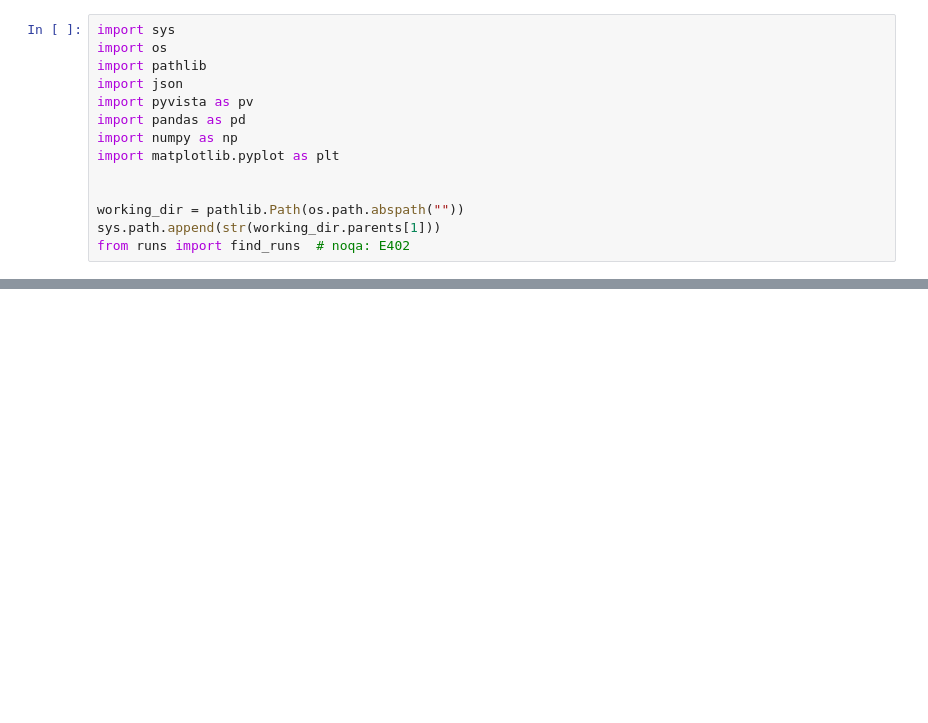
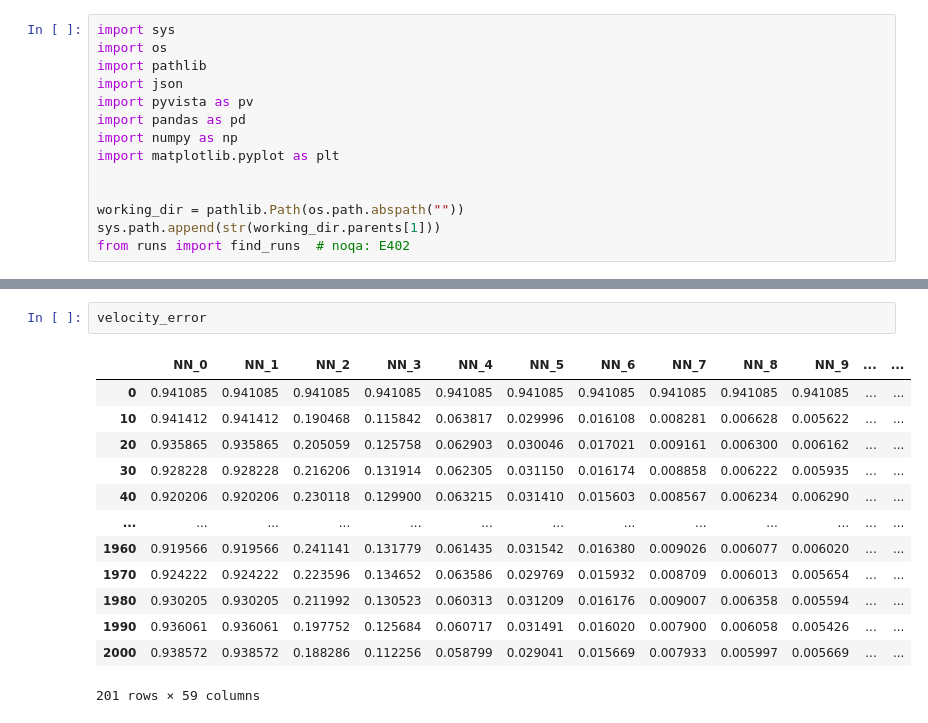
Before and after one commit to r-walloner/Flexible-mesh-particle-coupling-with-preCICE, a Jupyter notebook: deal.II-example-step-68-with-preCICE/runs/convergence_over_refinement/postprocess.ipynb, the cells around one changed output, grey strips where cells are left out. Drawn from its saved outputs; the diff is of its cells as text; blank space fills up the shorter version.

```diff
--- a/deal.II-example-step-68-with-preCICE/runs/convergence_over_refinement/postprocess.ipynb
+++ b/deal.II-example-step-68-with-preCICE/runs/convergence_over_refinement/postprocess.ipynb
@@ -174,3 +184,19 @@ array([<Axes: xlabel='timestep'>, <Axes: xlabel='timestep'>,
+# %%
+velocity_error
+# %% [output]
+|  | NN_0 | NN_1 | NN_2 | NN_3 | NN_4 | NN_5 | NN_6 | NN_7 | NN_8 | NN_9 | ... | ... |
+| 0 | 0.941085 | 0.941085 | 0.941085 | 0.941085 | 0.941085 | 0.941085 | 0.941085 | 0.941085 | 0.941085 | 0.941085 | ... | ... |
+| 10 | 0.941412 | 0.941412 | 0.190468 | 0.115842 | 0.063817 | 0.029996 | 0.016108 | 0.008281 | 0.006628 | 0.005622 | ... | ... |
+| 20 | 0.935865 | 0.935865 | 0.205059 | 0.125758 | 0.062903 | 0.030046 | 0.017021 | 0.009161 | 0.006300 | 0.006162 | ... | ... |
+| 30 | 0.928228 | 0.928228 | 0.216206 | 0.131914 | 0.062305 | 0.031150 | 0.016174 | 0.008858 | 0.006222 | 0.005935 | ... | ... |
+| 40 | 0.920206 | 0.920206 | 0.230118 | 0.129900 | 0.063215 | 0.031410 | 0.015603 | 0.008567 | 0.006234 | 0.006290 | ... | ... |
+| ... | ... | ... | ... | ... | ... | ... | ... | ... | ... | ... | ... | ... |
+| 1960 | 0.919566 | 0.919566 | 0.241141 | 0.131779 | 0.061435 | 0.031542 | 0.016380 | 0.009026 | 0.006077 | 0.006020 | ... | ... |
+| 1970 | 0.924222 | 0.924222 | 0.223596 | 0.134652 | 0.063586 | 0.029769 | 0.015932 | 0.008709 | 0.006013 | 0.005654 | ... | ... |
+| 1980 | 0.930205 | 0.930205 | 0.211992 | 0.130523 | 0.060313 | 0.031209 | 0.016176 | 0.009007 | 0.006358 | 0.005594 | ... | ... |
+| 1990 | 0.936061 | 0.936061 | 0.197752 | 0.125684 | 0.060717 | 0.031491 | 0.016020 | 0.007900 | 0.006058 | 0.005426 | ... | ... |
+| 2000 | 0.938572 | 0.938572 | 0.188286 | 0.112256 | 0.058799 | 0.029041 | 0.015669 | 0.007933 | 0.005997 | 0.005669 | ... | ... |
+201 rows × 59 columns
 # %%
 fig, ax = plt.subplots(figsize=(12, 8))
 
```
Also changed, not shown: parts of 7 cells of this notebook.
